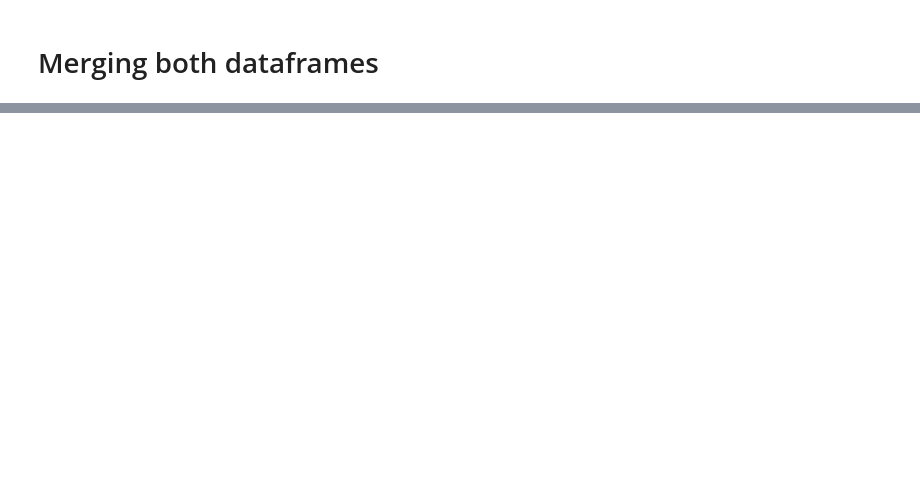
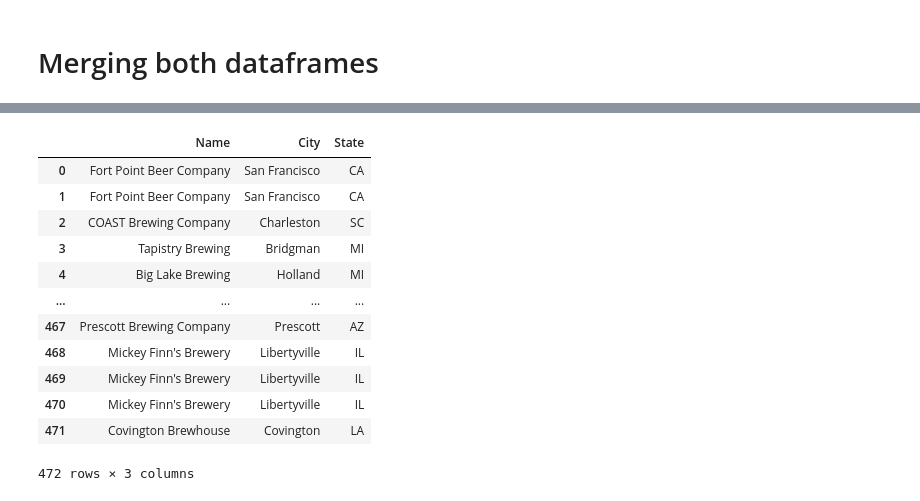
Before and after one commit to a-prospero/strange_brew, a Jupyter notebook: breweries_data.ipynb, the cells around one changed output, grey strips where cells are left out. Drawn from its saved outputs; the diff is of its cells as text; code cells hidden in the pictures; blank space fills up the shorter version.

```diff
--- a/breweries_data.ipynb
+++ b/breweries_data.ipynb
@@ -162,0 +128,22 @@ KeyError: "None of ['Name'] are in the columns"
+# %%
+#drop duplicates
+# merge_df = merge_df.drop_duplicates()
+merge_df = merge_df[['Name', 'City_x', 'State_x']]
+#Rename the remaining columns
+# merge_df = merge_df[["name", "city", "province"]]
+merge_df = merge_df.rename(columns={"Name":"Name", "City_x": "City", "State_x":"State"})
+merge_df
+# %% [output]
+|  | Name | City | State |
+| 0 | Fort Point Beer Company | San Francisco | CA |
+| 1 | Fort Point Beer Company | San Francisco | CA |
+| 2 | COAST Brewing Company | Charleston | SC |
+| 3 | Tapistry Brewing | Bridgman | MI |
+| 4 | Big Lake Brewing | Holland | MI |
+| ... | ... | ... | ... |
+| 467 | Prescott Brewing Company | Prescott | AZ |
+| 468 | Mickey Finn's Brewery | Libertyville | IL |
+| 469 | Mickey Finn's Brewery | Libertyville | IL |
+| 470 | Mickey Finn's Brewery | Libertyville | IL |
+| 471 | Covington Brewhouse | Covington | LA |
+472 rows × 3 columns
```
Also changed, not shown: parts of 12 cells of this notebook, 2 other files.
